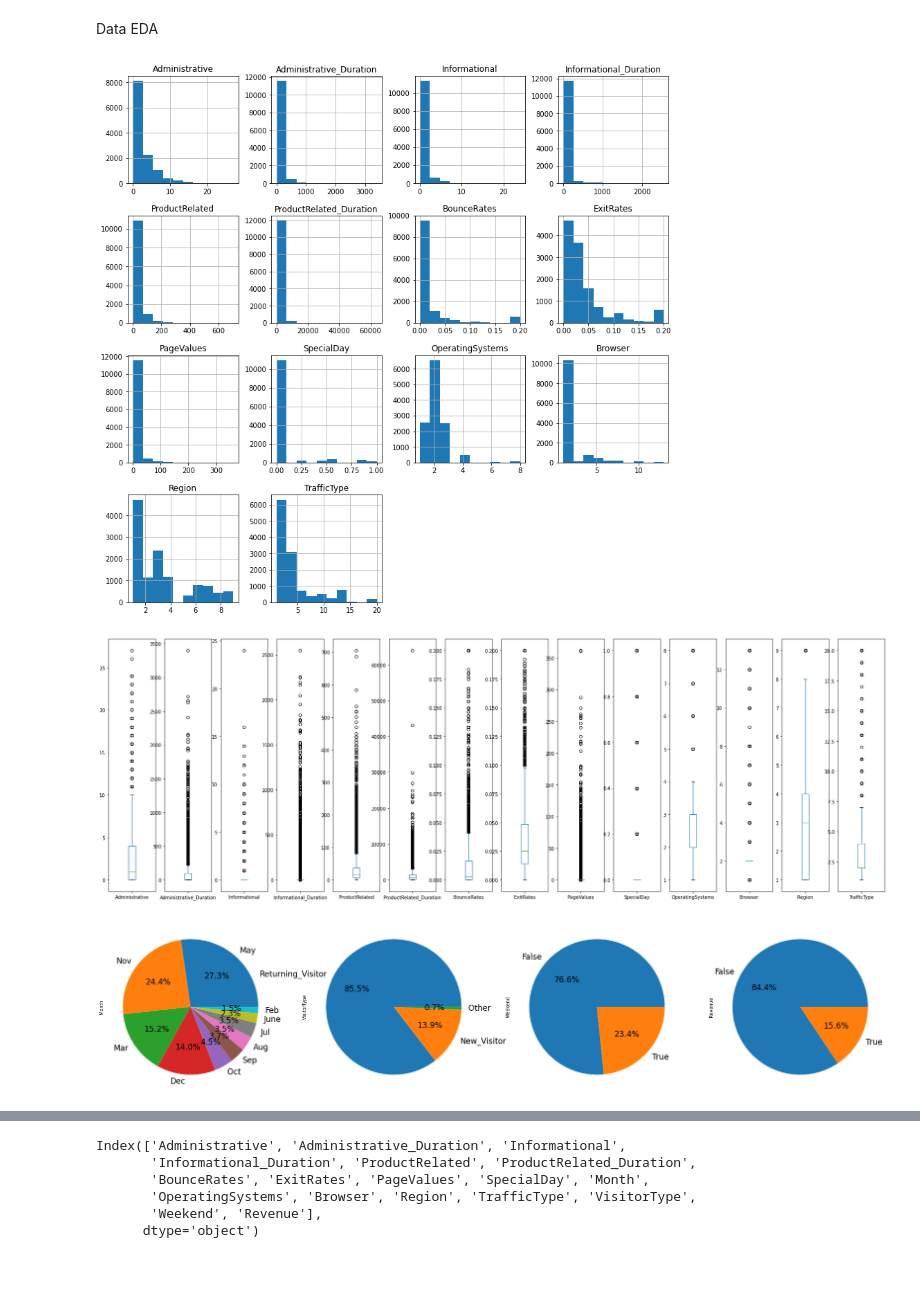
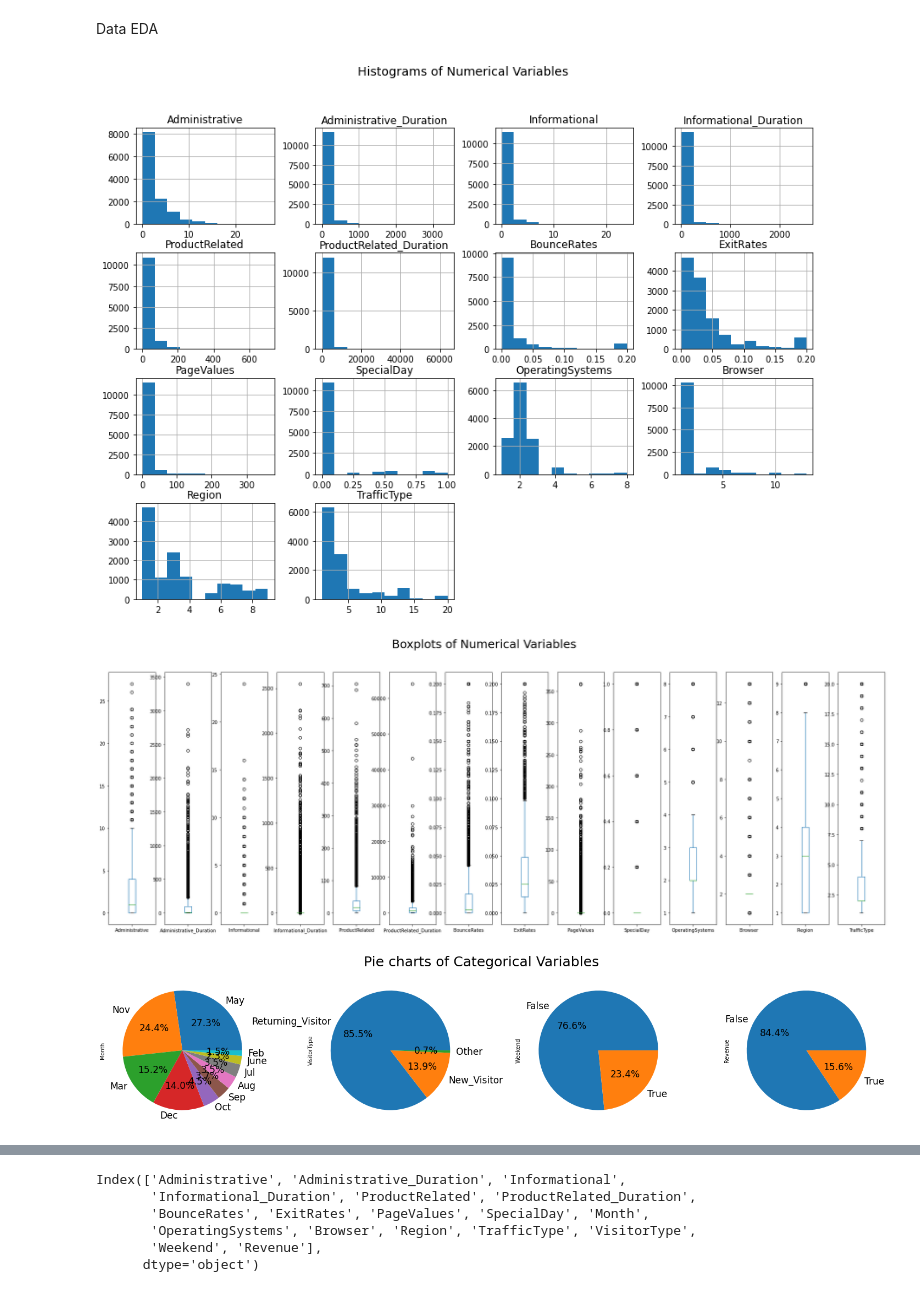
Before and after one commit to LBNphoenix/Aicadium_code, a Jupyter notebook: Aicadium_code.ipynb, the cells around one changed output, grey strips where cells are left out. Drawn from its saved outputs; the diff is of its cells as text; code cells hidden in the pictures.

```diff
--- a/Aicadium_code.ipynb
+++ b/Aicadium_code.ipynb
@@ -96,12 +96,13 @@ Data EDA
 # %%
 import matplotlib.pyplot as plt
 import seaborn as sns
 
 df_eco_num = df_eco_dropdp.select_dtypes(include = ['float64', 'int64']).copy()
-df_eco_num.hist(figsize = (14,14))
+df_eco_num.hist(figsize = (14,10))
+plt.suptitle('Histograms of Numerical Variables', fontsize = 14)
 plt.show()
 # %% [output]
-[figure, old version]
+[figure, new version]
 # %%
 num_feature_size = df_eco_num.shape[1]
 fig, axs = plt.subplots(1,num_feature_size,figsize=(30,10))
@@ -109,18 +110,23 @@ fig, axs = plt.subplots(1,num_feature_size,figsize=(30,10))
 for idx in range(1, num_feature_size+1):
     plt.subplot(1,num_feature_size,idx)
     df_eco_num.iloc[:, idx-1].plot(kind = 'box')
+plt.suptitle('Boxplots of Numerical Variables', fontsize = 25)
+plt.show()
 # %% [output]
-[figure, old version]
+[figure, new version]
 # %%
 df_eco_cat = df_eco_dropdp.select_dtypes(include = ['object', 'bool']).copy()
 cat_feature_size = df_eco_cat.shape[1]
-fig,axs = plt.subplots(1, cat_feature_size, figsize = (30,10))
+fig,axs = plt.subplots(1, cat_feature_size, figsize = (26,5))
 
 for idx in range(1, cat_feature_size+1):
     plt.subplot(1, cat_feature_size, idx)
     df_eco_cat.iloc[:, idx-1].value_counts().plot(kind = 'pie', autopct = "%1.1f%%", fontsize = 17)
+
+plt.suptitle('Pie charts of Categorical Variables', fontsize = 25)
+plt.show()
 # %% [output]
-[figure, old version]
+[figure, new version]
 # %%
 corr_matrix = df_eco_dropdp.loc[:, df_eco_dropdp.columns!= 'Revenue'].corr()
 plt.figure(figsize = (10,8))
```
Also changed, not shown: parts of 32 cells of this notebook.
